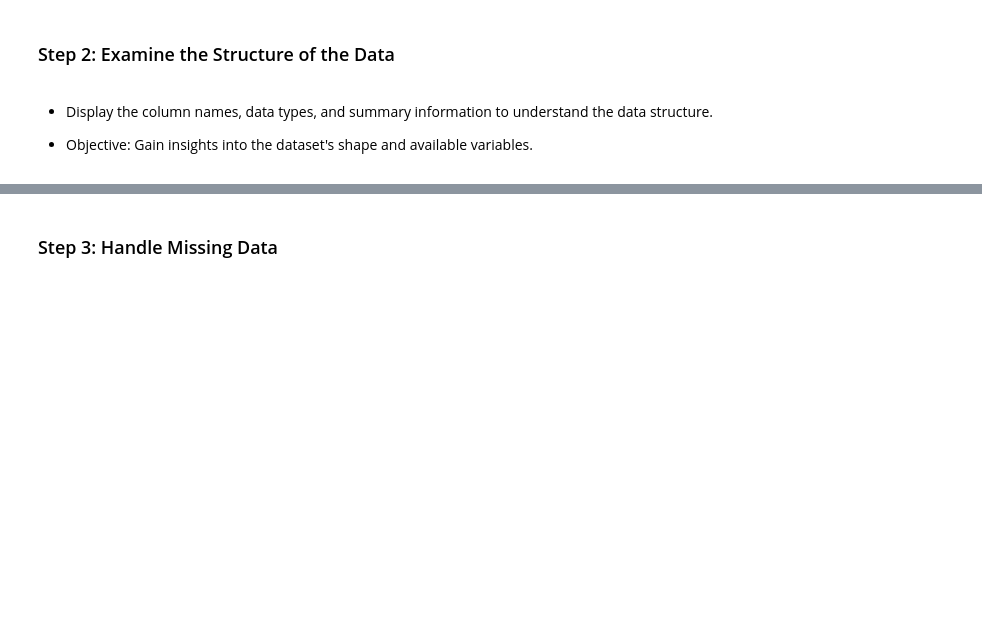
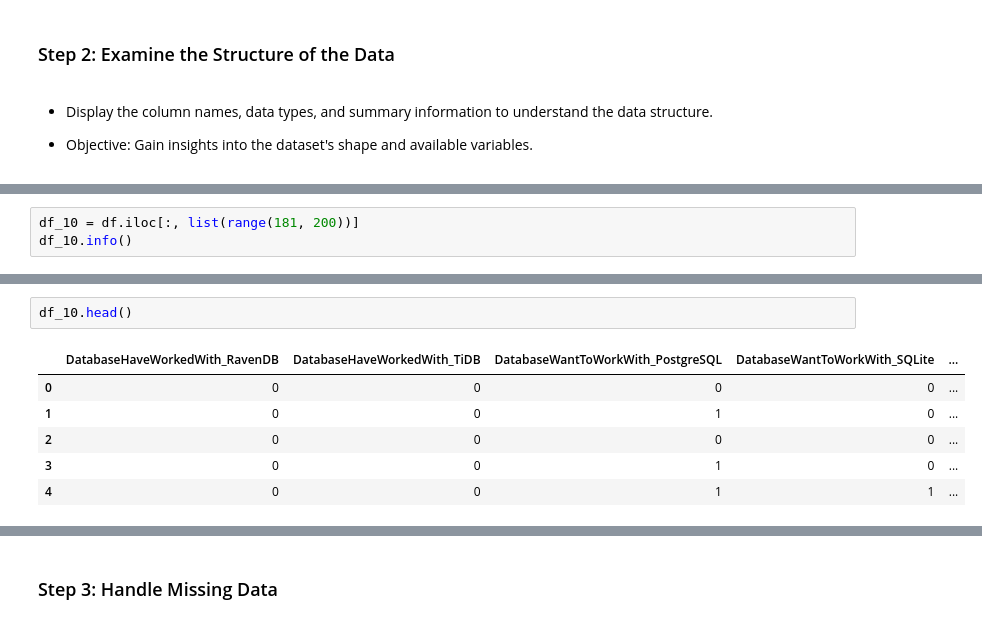
Before and after one commit to Arsiry/ibm-professional-certificates, a Jupyter notebook: data_analyst_capstone_project/lab_13_finding_how_the_data_is_distributed.ipynb, the cells around one changed output, grey strips where cells are left out. Cells and saved outputs as stored; diff of their text form; blank space fills up the shorter version.

```diff
--- a/data_analyst_capstone_project/lab_13_finding_how_the_data_is_distributed.ipynb
+++ b/data_analyst_capstone_project/lab_13_finding_how_the_data_is_distributed.ipynb
@@ -322,0 +353,3 @@ df_8.head()
+# %%
+df_10 = df.iloc[:, list(range(181, 200))]
+df_10.info()
@@ -322,0 +374,9 @@ df_8.head()
+# %%
+df_10.head()
+# %% [output]
+|  | DatabaseHaveWorkedWith_RavenDB | DatabaseHaveWorkedWith_TiDB | DatabaseWantToWorkWith_PostgreSQL | DatabaseWantToWorkWith_SQLite | ... |
+| 0 | 0 | 0 | 0 | 0 | ... |
+| 1 | 0 | 0 | 1 | 0 | ... |
+| 2 | 0 | 0 | 0 | 0 | ... |
+| 3 | 0 | 0 | 1 | 0 | ... |
+| 4 | 0 | 0 | 1 | 1 | ... |
```
Also changed, not shown: parts of 27 cells of this notebook, 7 other files.
